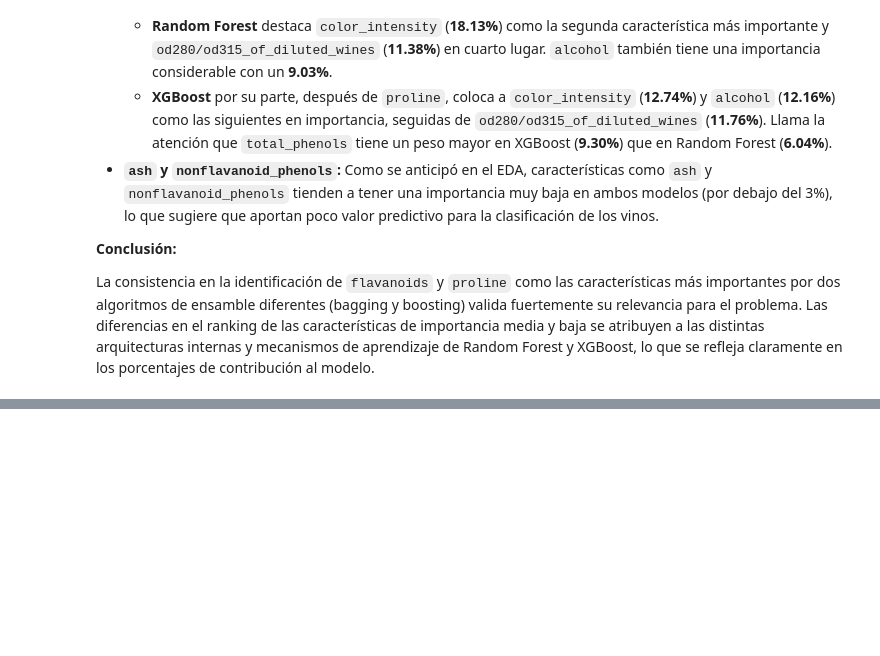
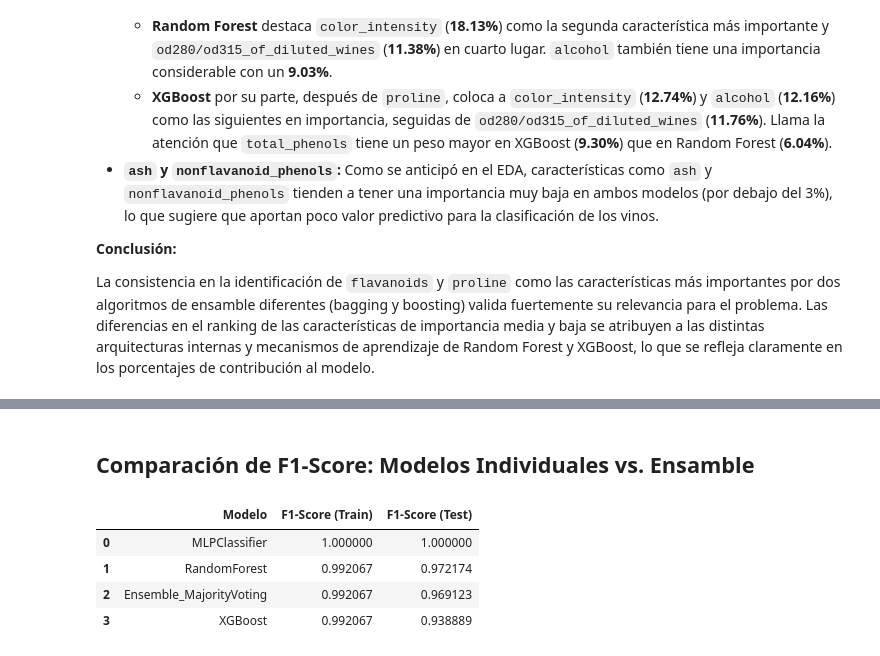
Before and after one commit to CoriAle/machine-learning-final-project, a Jupyter notebook: wine_dataset.ipynb, the cells around one changed output, grey strips where cells are left out. Drawn from its saved outputs; the diff is of its cells as text; code cells hidden in the pictures; blank space fills up the shorter version.

```diff
--- a/wine_dataset.ipynb
+++ b/wine_dataset.ipynb
@@ -1423,0 +1534,35 @@ La consistencia en la identificación de `flavanoids` y `proline` como las carac
+# %% [markdown]
+## Comparación de F1-Score: Modelos Individuales vs. Ensamble
+# %%
+import pandas as pd
+
+# Preparar los datos para el DataFrame comparativo
+comparison_data = []
+
+# Recorrer los mejores modelos individuales
+for index, row in best_models_per_family.iterrows():
+    model_name = row['modelo']
+    f1_train = row['f1_train']
+    f1_test = row['f1_test']
+    comparison_data.append({'Modelo': model_name, 'F1-Score (Train)': f1_train, 'F1-Score (Test)': f1_test})
+
+# Añadir los resultados del ensamble
+comparison_data.append({
+    'Modelo': 'Ensemble_MajorityVoting',
+    'F1-Score (Train)': ensemble_metrics['f1_train'],
+    'F1-Score (Test)': ensemble_metrics['f1_test']
+})
+
+# Crear el DataFrame
+comparison_df = pd.DataFrame(comparison_data)
+
+# Ordenar por F1-Score (Test) de forma descendente
+comparison_df = comparison_df.sort_values(by='F1-Score (Test)', ascending=False).reset_index(drop=True)
+
+display(comparison_df)
+# %% [output]
+|  | Modelo | F1-Score (Train) | F1-Score (Test) |
+| 0 | MLPClassifier | 1.000000 | 1.000000 |
+| 1 | RandomForest | 0.992067 | 0.972174 |
+| 2 | Ensemble_MajorityVoting | 0.992067 | 0.969123 |
+| 3 | XGBoost | 0.992067 | 0.938889 |
```
Also changed, not shown: parts of 17 cells of this notebook.
